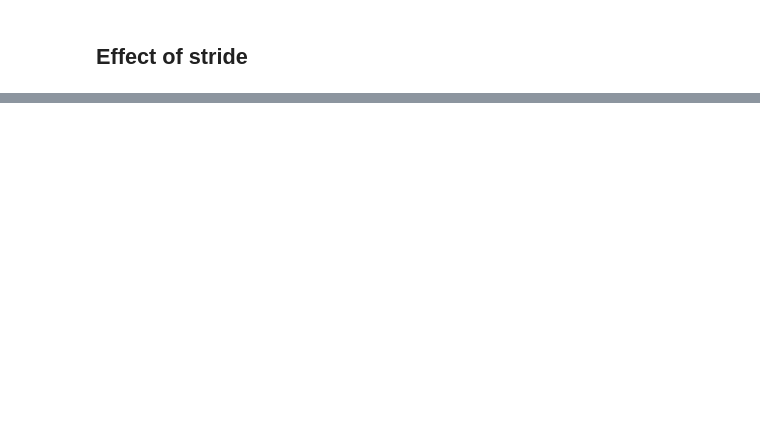
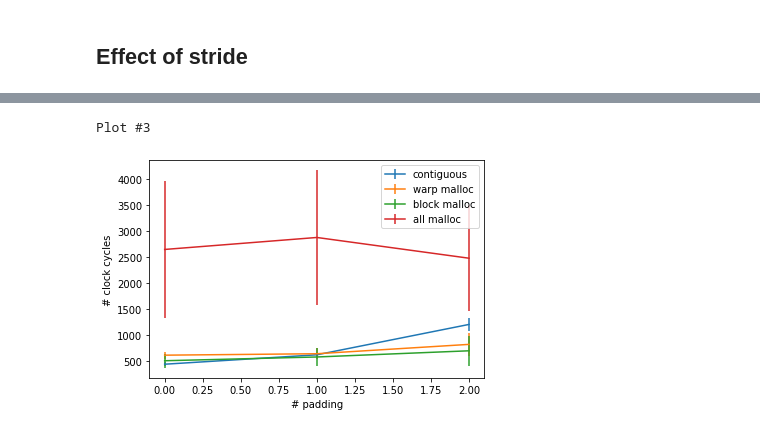
Before and after one commit to maerhart/dphpc-project, a Jupyter notebook: strided_benchmarks/plot_strided_benchmarks.ipynb, the cells around one changed output, grey strips where cells are left out. Cells and saved outputs as stored; diff of their text form; code cells hidden in the pictures; blank space fills up the shorter version.

```diff
--- a/strided_benchmarks/plot_strided_benchmarks.ipynb
+++ b/strided_benchmarks/plot_strided_benchmarks.ipynb
@@ -103,0 +140,12 @@ plt.show()
+# %%
+plot_runtime_by_param(
+    param_name="n_padding",
+    param_values=list(range(3)),
+    n_floats=1,
+    n_blocks=32,
+    n_threads_per_block=1024,
+    cache_warmup=1
+)
+# %% [output]
+Plot #3
+[figure, added]
```
Also changed, not shown: parts of 11 cells of this notebook.
